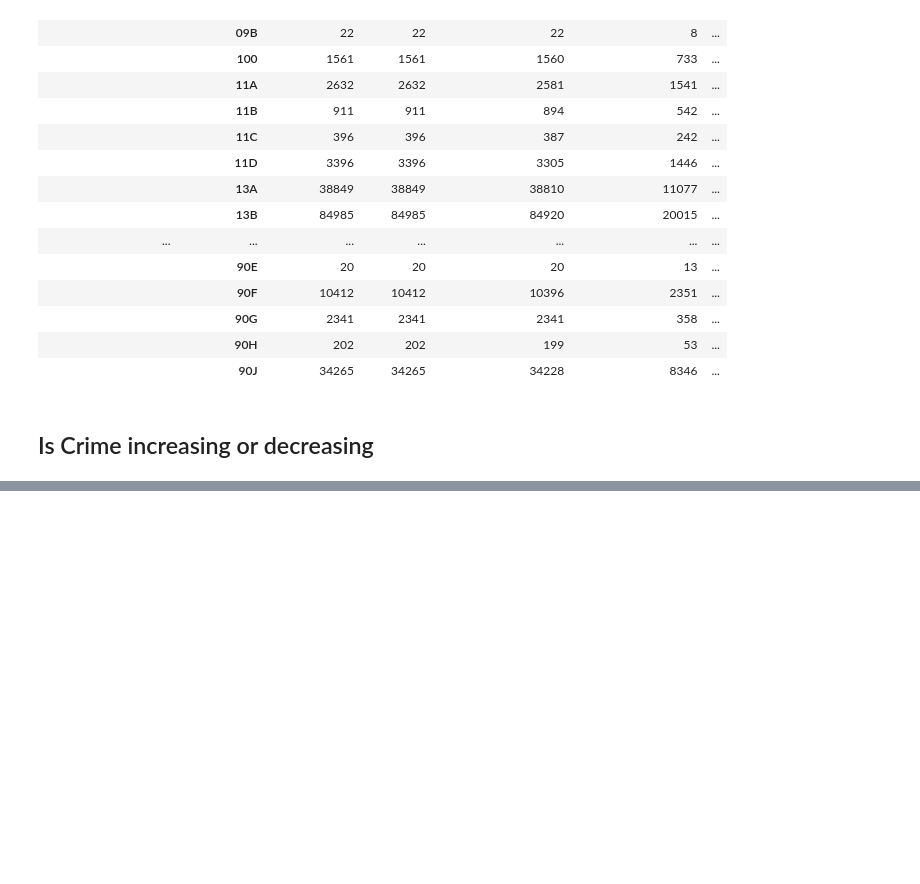
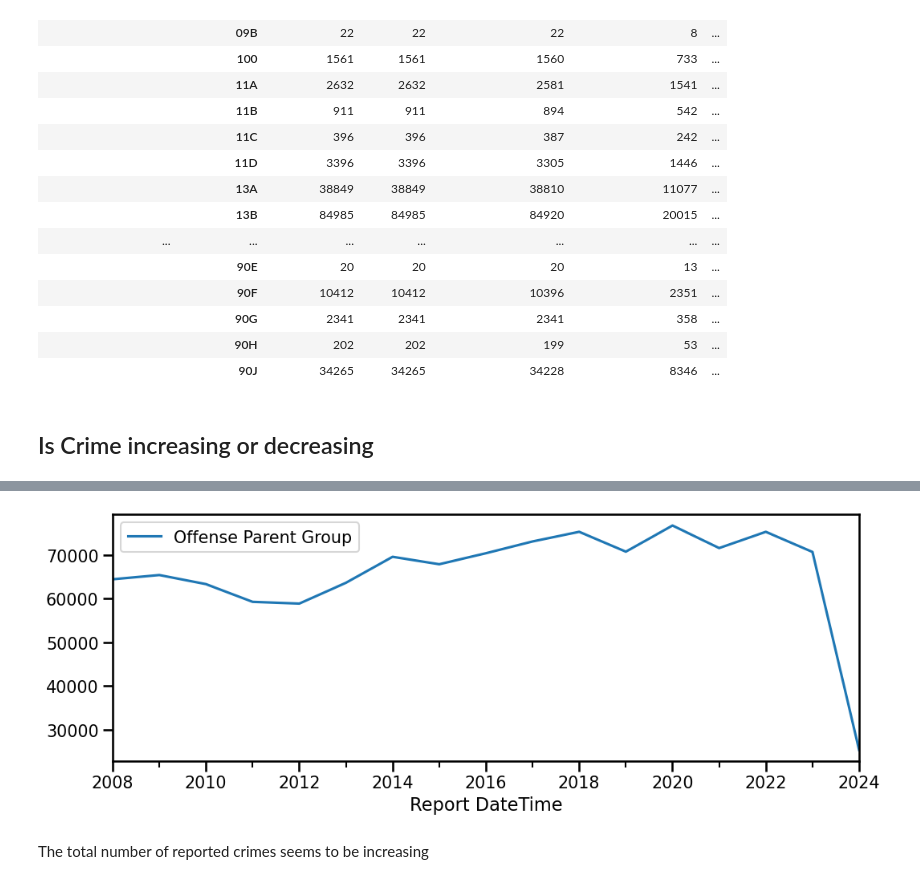
Before and after one commit to donmarcolaureano/seattle_crime, a Jupyter notebook: seattle_crime_data_notebook.ipynb, the cells around one changed output, grey strips where cells are left out. Saved outputs shown, nothing was run; the diff lists cells and outputs as text; code cells hidden in the pictures; blank space fills up the shorter version.

```diff
--- a/seattle_crime_data_notebook.ipynb
+++ b/seattle_crime_data_notebook.ipynb
@@ -419,0 +390,3 @@ all_crime_data
+# %%
+offense_groups = crime_data_simple[['Offense Parent Group']]
+crime_resample = offense_groups.resample('A').count().copy()
@@ -420,3 +415,9 @@ all_crime_data
+# %%
+crime_resample.plot();
+# %% [output]
+[figure, added]
+# %% [markdown]
+The total number of reported crimes seems to be increasing
 # %%
 crime_counts = crime_data_simple.groupby('Offense Parent Group').value_counts().sort_index()
 crime_counts
```
Also changed, not shown: parts of 15 cells of this notebook.
